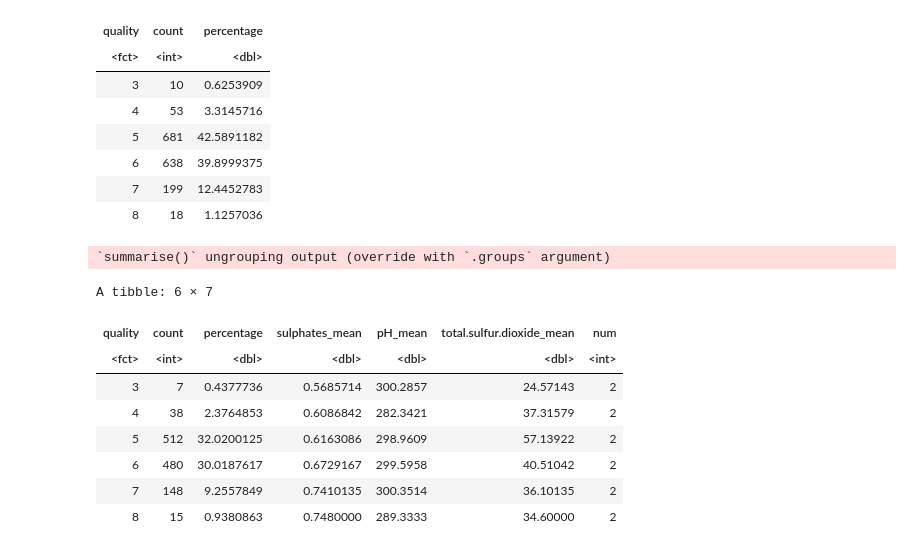
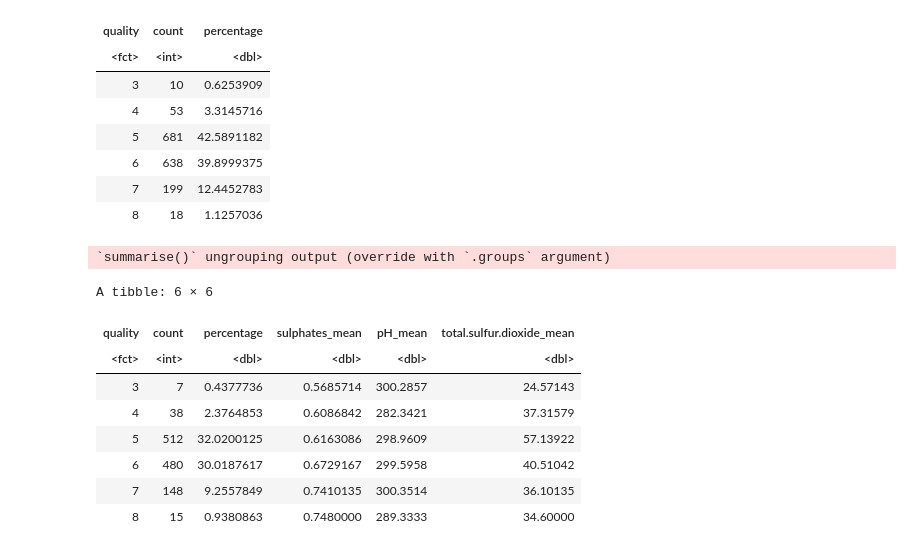
Before and after one commit to yizhangl/DSCI100-project, a Jupyter notebook: proposal.ipynb, the cells around one changed output. Cells and saved outputs as stored; diff of their text form; code cells hidden in the pictures.

```diff
--- a/proposal.ipynb
+++ b/proposal.ipynb
@@ -126,26 +179,28 @@ A tibble: 6 × 3
 # %%
 num_obs_train <- nrow(wine_train)
 
 wine_summary_train <- wine_train %>%
   group_by(quality) %>%
   summarize(
     count = n(),
     percentage = (n()/num_obs) * 100,
     sulphates_mean = mean(sulphates, na.rm = TRUE),
     pH_mean = mean(pH, na.rm = TRUE),
-    total.sulfur.dioxide_mean = mean(total.sulfur.dioxide, na.rm = TRUE),
-
+    total.sulfur.dioxide_mean = mean(total.sulfur.dioxide, na.rm = TRUE)
   )
 
 wine_summary_train
+
+# wine_changed <- pivot_longer(wine_summary_train,
+#                             )
 # %% [output]
 `summarise()` ungrouping output (override with `.groups` argument)
-A tibble: 6 × 7
+A tibble: 6 × 6
-| quality | count | percentage | sulphates_mean | pH_mean | total.sulfur.dioxide_mean | num |
-| <fct> | <int> | <dbl> | <dbl> | <dbl> | <dbl> | <int> |
-| 3 | 7 | 0.4377736 | 0.5685714 | 300.2857 | 24.57143 | 2 |
-| 4 | 38 | 2.3764853 | 0.6086842 | 282.3421 | 37.31579 | 2 |
-| 5 | 512 | 32.0200125 | 0.6163086 | 298.9609 | 57.13922 | 2 |
-| 6 | 480 | 30.0187617 | 0.6729167 | 299.5958 | 40.51042 | 2 |
-| 7 | 148 | 9.2557849 | 0.7410135 | 300.3514 | 36.10135 | 2 |
-| 8 | 15 | 0.9380863 | 0.7480000 | 289.3333 | 34.60000 | 2 |
+| quality | count | percentage | sulphates_mean | pH_mean | total.sulfur.dioxide_mean |
+| <fct> | <int> | <dbl> | <dbl> | <dbl> | <dbl> |
+| 3 | 7 | 0.4377736 | 0.5685714 | 300.2857 | 24.57143 |
+| 4 | 38 | 2.3764853 | 0.6086842 | 282.3421 | 37.31579 |
+| 5 | 512 | 32.0200125 | 0.6163086 | 298.9609 | 57.13922 |
+| 6 | 480 | 30.0187617 | 0.6729167 | 299.5958 | 40.51042 |
+| 7 | 148 | 9.2557849 | 0.7410135 | 300.3514 | 36.10135 |
+| 8 | 15 | 0.9380863 | 0.7480000 | 289.3333 | 34.60000 |
```
Also changed, not shown: parts of 16 cells of this notebook.
